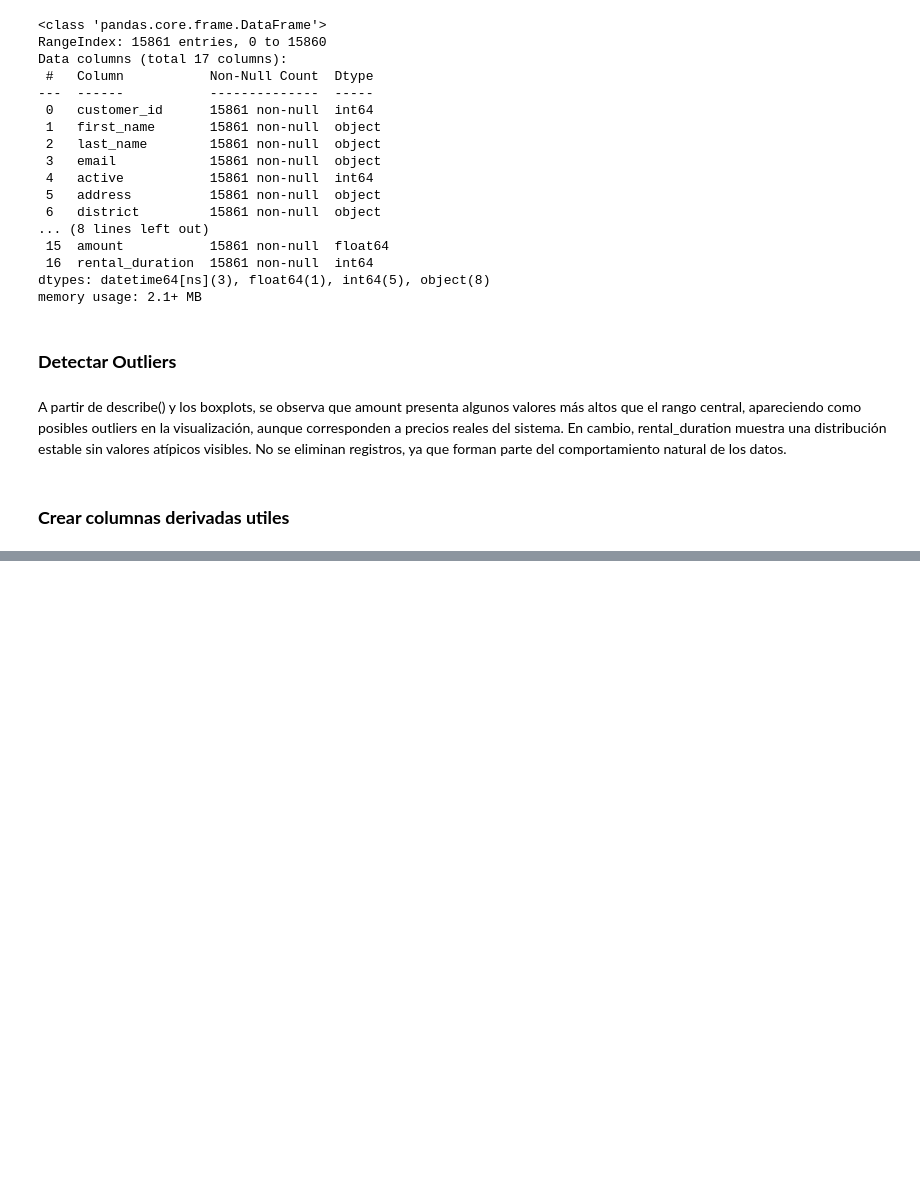
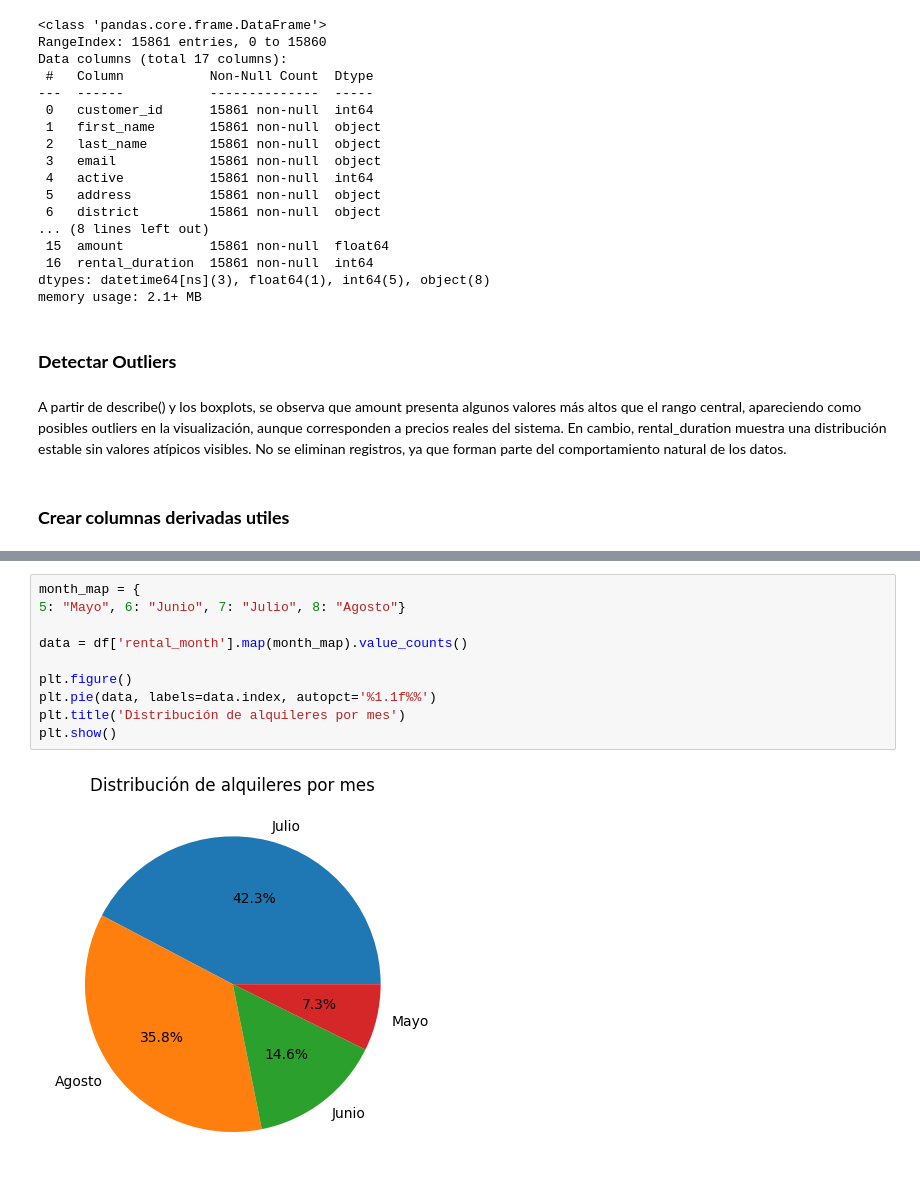
Before and after one commit to Bootcamp-DA-P2/practica4_automation_sql_python_grupo5, a Jupyter notebook: notebooks/limpieza.ipynb, the cells around one changed output, grey strips where cells are left out. Saved outputs shown, nothing was run; the diff lists cells and outputs as text; blank space fills up the shorter version.

```diff
--- a/notebooks/limpieza.ipynb
+++ b/notebooks/limpieza.ipynb
@@ -169,0 +181,12 @@ df.head()
+# %%
+month_map = {
+5: "Mayo", 6: "Junio", 7: "Julio", 8: "Agosto"}
+
+data = df['rental_month'].map(month_map).value_counts()
+
+plt.figure()
+plt.pie(data, labels=data.index, autopct='%1.1f%%')
+plt.title('Distribución de alquileres por mes')
+plt.show()
+# %% [output]
+[figure, added]
```
Also changed, not shown: parts of 3 cells of this notebook.
